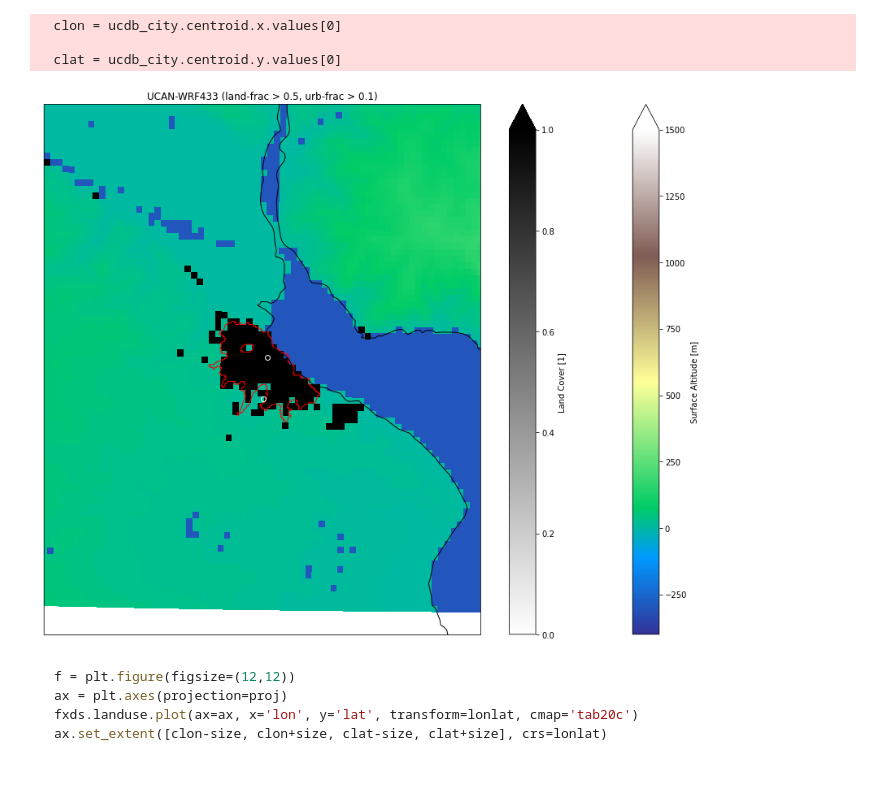
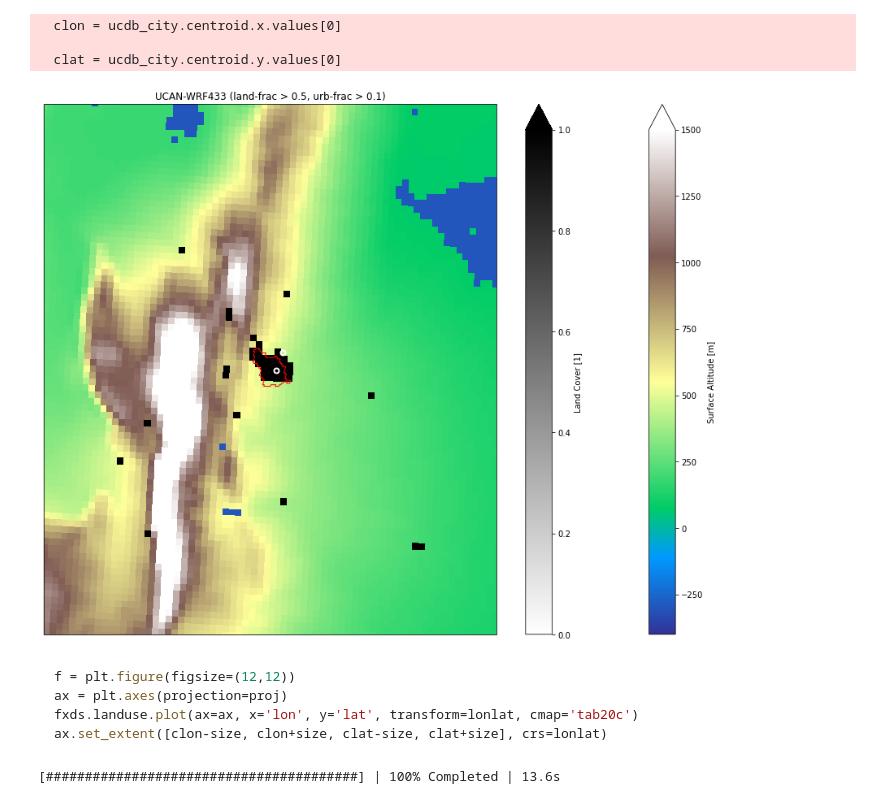
Before and after one commit to jesusff/fps-sesa-analyses, a Jupyter notebook: uhi_dcycle.ipynb, the cells around one changed output. Saved outputs shown, nothing was run; the diff lists cells and outputs as text; code cells hidden in the pictures.

````diff
--- a/uhi_dcycle.ipynb
+++ b/uhi_dcycle.ipynb
@@ -15,8 +16,9 @@ source = 'USP-RegCM471'
 source = 'ERA5'
 source = 'UCAN-WRF433'
 city = 'Porto Alegre'
+city = 'Buenos Aires'
 city = 'Cordoba'
-city = 'Buenos Aires'
+select = 'heatwaves'
 urban_thres = 0.10
 land_thres = 0.50
 size = 1.5 # degrees plotted around city center
@@ -48,8 +50,6 @@ urls_fx = {
      'https://data.meteo.unican.es/thredds/dodsC/CORDEX/fps/sesa/output/CORDEX/output/CSAM-4/USP/ECMWF-ERA5/historical/r1i1p1f1/USP-RegCM471/v0/1hr/CORDEX_output_CSAM-4_ECMWF-ERA5_historical_r1i1p1f1_USP-RegCM471_v0_1hr',
   'ERA5' :
      'https://data.meteo.unican.es/thredds/dodsC/CORDEX/fps/sesa/reanalysis/ERA5-CSAM-4i_1hr',
-  'MSWX' :
-     'https://data.meteo.unican.es/thredds/dodsC/CORDEX/fps/sesa/observations/CSAM-4i_GloH2O-MSWX_1hr'
 }
 
 urls_1hr = {
@@ -59,8 +59,6 @@ urls_1hr = {
      'https://data.meteo.unican.es/thredds/dodsC/CORDEX/fps/sesa/output/CORDEX/output/CSAM-4i/USP/ECMWF-ERA5/historical/r1i1p1f1/USP-RegCM471/v0/3hr/CORDEX_output_CSAM-4i_ECMWF-ERA5_historical_r1i1p1f1_USP-RegCM471_v0_3hr',
   'ERA5' :
      'https://data.meteo.unican.es/thredds/dodsC/CORDEX/fps/sesa/reanalysis/ERA5-CSAM-4i_1hr',
-  'MSWX' :
-     'https://data.meteo.unican.es/thredds/dodsC/CORDEX/fps/sesa/observations/CSAM-4i_GloH2O-MSWX_1hr'
 }
 
 MODIS_LAND_USE = {
@@ -87,23 +85,23 @@ else:
 # %%
 lonlat = ccrs.PlateCarree()
 proj = lonlat
 f = plt.figure(figsize=(16,12))
 ax = plt.axes(projection=proj)
 fxds.orog.where(fxds.sftlf == 1).fillna(orog_vlim['vmin']+100).plot(
     ax=ax, x='lon', y='lat', transform=lonlat, cmap=plt.cm.terrain, **orog_vlim
 )
 fxds.landuse.where(fxds.landuse == MODIS_LAND_USE['Urban and built-up']).plot(
     ax=ax, x='lon', y='lat', transform=lonlat, cmap=plt.cm.gray_r, vmin=0, vmax=1
 )
 ax.set_extent([clon-size, clon+size, clat-size, clat+size], crs=lonlat)
 plt.title(f'{fxds.model_id} (land-frac > {land_thres}, urb-frac > {urban_thres})')
 lons, lats = list(zip(*[(site['lon'], site['lat']) for site in loc[city].values()]))
-ax.plot(lons, lats, 'o', markeredgecolor='w', markerfacecolor='none', transform=lonlat)
-ax.coastlines(resolution='10m', linewidth=1, color='k')
+ax.plot(lons, lats, 'o', markeredgecolor='w', markeredgewidth=2, markerfacecolor='none', transform=lonlat)
+#ax.coastlines(resolution='10m', linewidth=1, color='k')
 ucdb_city.plot(ax=ax, transform=lonlat, facecolor="none", edgecolor="red")
 plt.savefig(f'figs/{pcity}_{source}.png', facecolor='white')
 # %% [output]
-[figure, old version]
+[figure, new version]
 # %% [markdown]
 ```python
 f = plt.figure(figsize=(12,12))
@@ -122,6 +120,28 @@ def get_var_ts(ds, var, target_lon, target_lat, geods=None, is_curvilinear=True)
     return(ds[var].isel(rlat=ilat, rlon=ilon))
   else:
     return(ds[var].sel(lat=target_lat, lon=target_lon, method='nearest'))
+# %%
+if select == 'heatwaves':
+  htas = get_var_ts(hrds, 'tas', loc[city]['urb']['lon'], loc[city]['urb']['lat'], geods=fxds).compute()
+  tasmax = htas.resample(time='1D').max()
+  summer = tasmax.time.dt.season == 'DJF'
+  p90summer = tasmax[summer].quantile(0.9, dim='time').values
+  tasmaxs = tasmax.to_series().reset_index()
+# runs not working properly yet:
+#tasmaxs.tas[tasmaxs.tas>p90summer].plot()
+#runs = (tasmaxs
+#  .groupby((tasmaxs.tas>p90summer).cumsum())
+#  .agg(
+#    since = ('time', 'first'),
+#    until = ('time', 'last'),
+#    tas = ('tas', 'first'),
+#    rlen = ('tas', 'size')
+#  )
+#)
+  # select just days exceeding summer p90
+  event_days = tasmaxs.time[(tasmaxs.tas>p90summer)].values
+# %% [output]
+[########################################] | 100% Completed | 13.6s
 # %%
 for var in ['tas', 'hurs', 'sfcWind']:
   ts = {}
````
Also changed, not shown: parts of 2 cells of this notebook.
